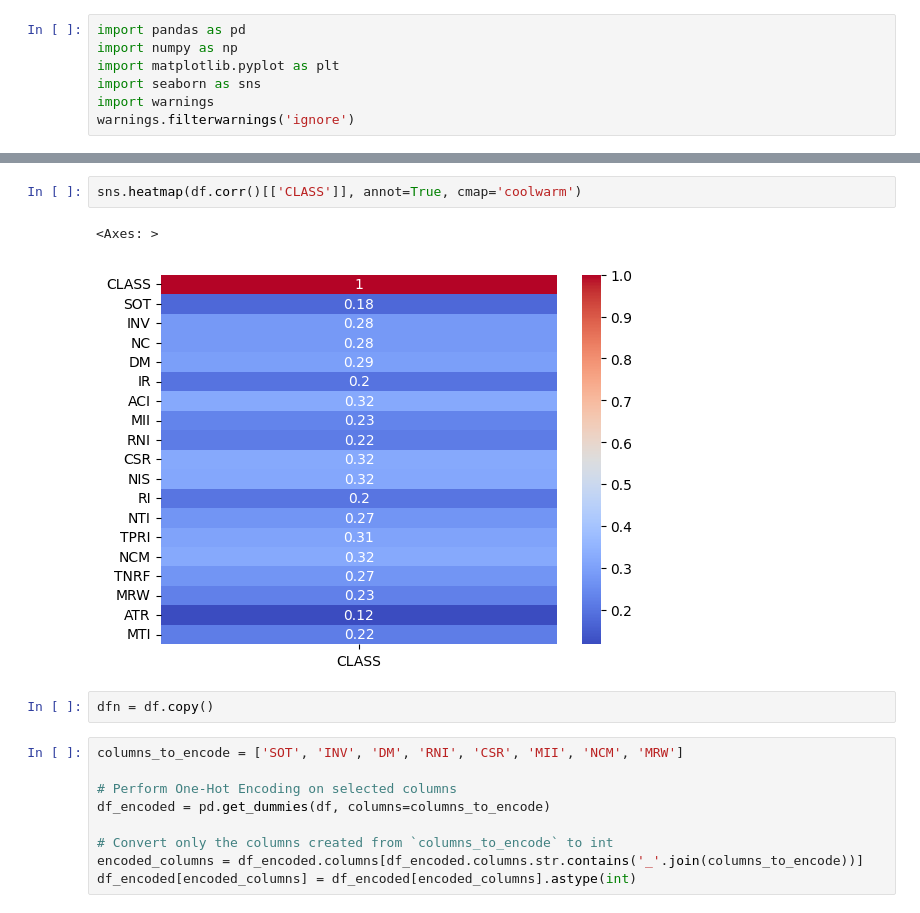
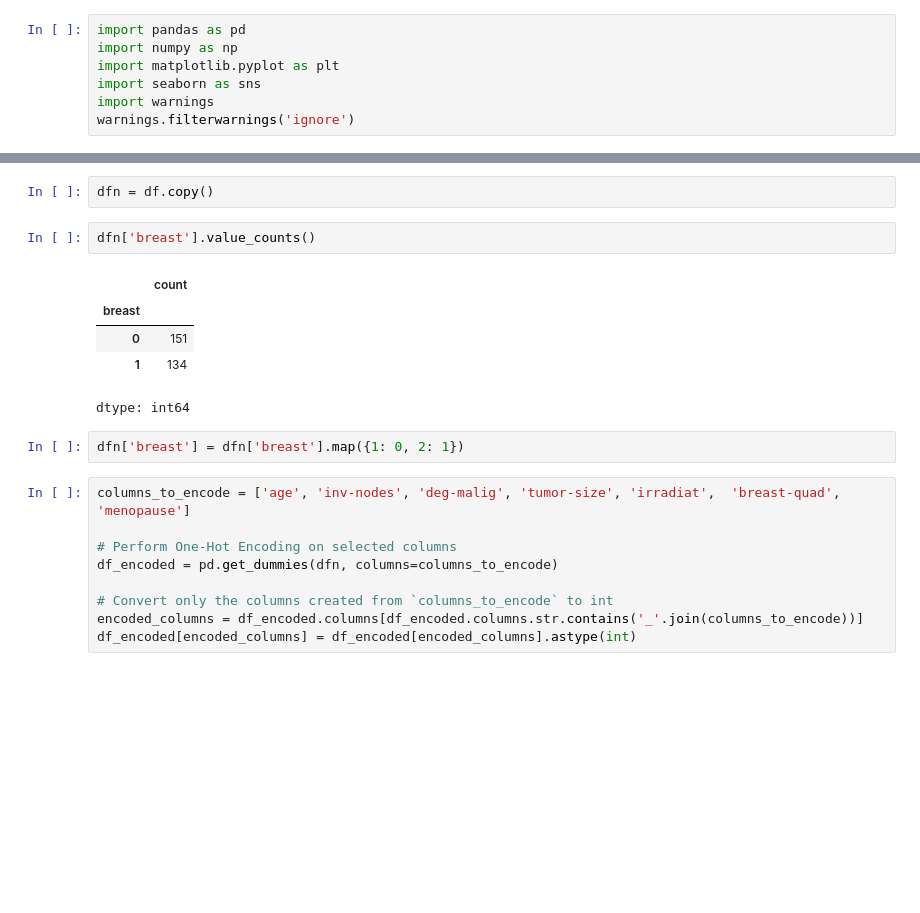
Before and after one commit to 2256haradityam/Projects, a Jupyter notebook: CARPRICEPREDICTION.ipynb, the cells around one changed output, grey strips where cells are left out. Cells and saved outputs as stored; diff of their text form; blank space fills up the shorter version.

```diff
--- a/CARPRICEPREDICTION.ipynb
+++ b/CARPRICEPREDICTION.ipynb
@@ -32,15 +21,20 @@ df.head(60)
-# %%
-sns.heatmap(df.corr()[['CLASS']], annot=True, cmap='coolwarm')
-# %% [output]
-<Axes: >
-[figure, removed]
 # %%
 dfn = df.copy()
+# %%
+dfn['breast'].value_counts()
+# %% [output]
+|  | count |
+| breast |  |
+| 0 | 151 |
+| 1 | 134 |
+dtype: int64
+# %%
+dfn['breast'] = dfn['breast'].map({1: 0, 2: 1})
 # %%
-columns_to_encode = ['SOT', 'INV', 'DM', 'RNI', 'CSR', 'MII', 'NCM', 'MRW']
+columns_to_encode = ['age', 'inv-nodes', 'deg-malig', 'tumor-size', 'irradiat',  'breast-quad', 'menopause']
 
 # Perform One-Hot Encoding on selected columns
-df_encoded = pd.get_dummies(df, columns=columns_to_encode)
+df_encoded = pd.get_dummies(dfn, columns=columns_to_encode)
 
 # Convert only the columns created from `columns_to_encode` to int
 encoded_columns = df_encoded.columns[df_encoded.columns.str.contains('_'.join(columns_to_encode))]
```
Also changed, not shown: parts of 15 cells of this notebook.
